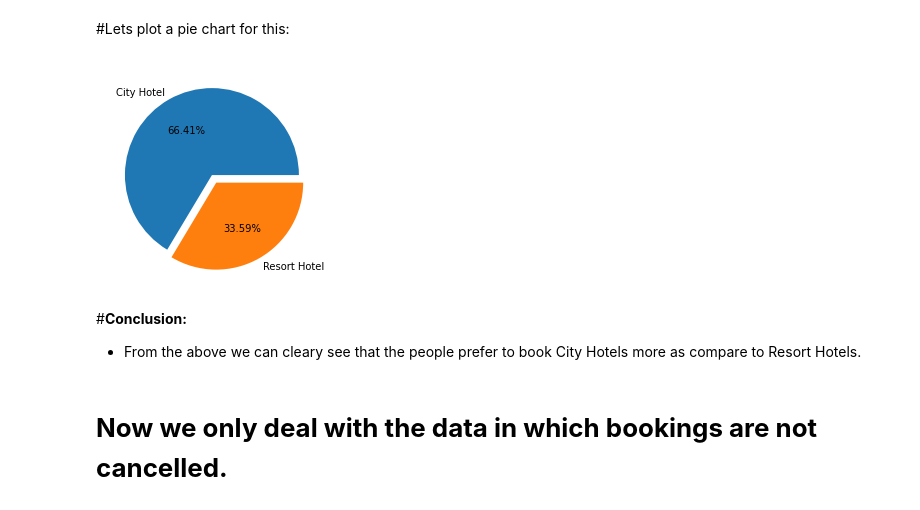
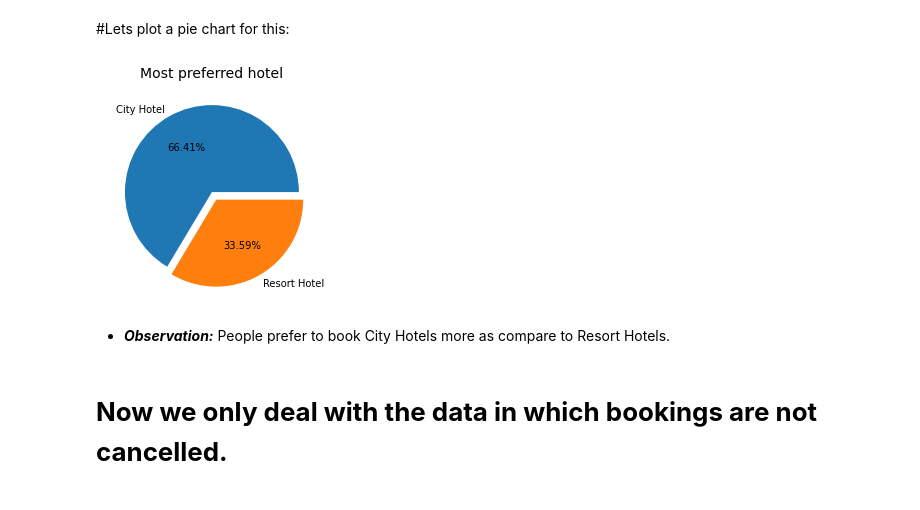
Before and after one commit to raoak18/Hotels-Data-Analysis-EDA, a Jupyter notebook: Hotel_Booking_Analysis_Capstone_Project.ipynb, the cells around one changed output. Cells and saved outputs as stored; diff of their text form; code cells hidden in the pictures.

```diff
--- a/Hotel_Booking_Analysis_Capstone_Project.ipynb
+++ b/Hotel_Booking_Analysis_Capstone_Project.ipynb
@@ -273,11 +273,13 @@ hotel_type
 #Lets plot a pie chart for this:
 # %%
 plt.pie(x=hotel_type['Number of bookings'], labels=hotel_type['Hotel Type'], explode=[0,.1],autopct='%1.2f%%')
+plt.title('Most preferred hotel', fontsize=14)
 plt.show()
 # %% [output]
-[figure, old version]
+[figure, new version]
 # %% [markdown]
-#**Conclusion:**
-* From the above we can cleary see that the people prefer to book City Hotels more as compare to Resort Hotels.
+
+* ***Observation:***
+People prefer to book City Hotels more as compare to Resort Hotels.
 # %% [markdown]
 # **Now we only deal with the data in which bookings are not cancelled.**
```
Also changed, not shown: parts of 52 cells of this notebook.
